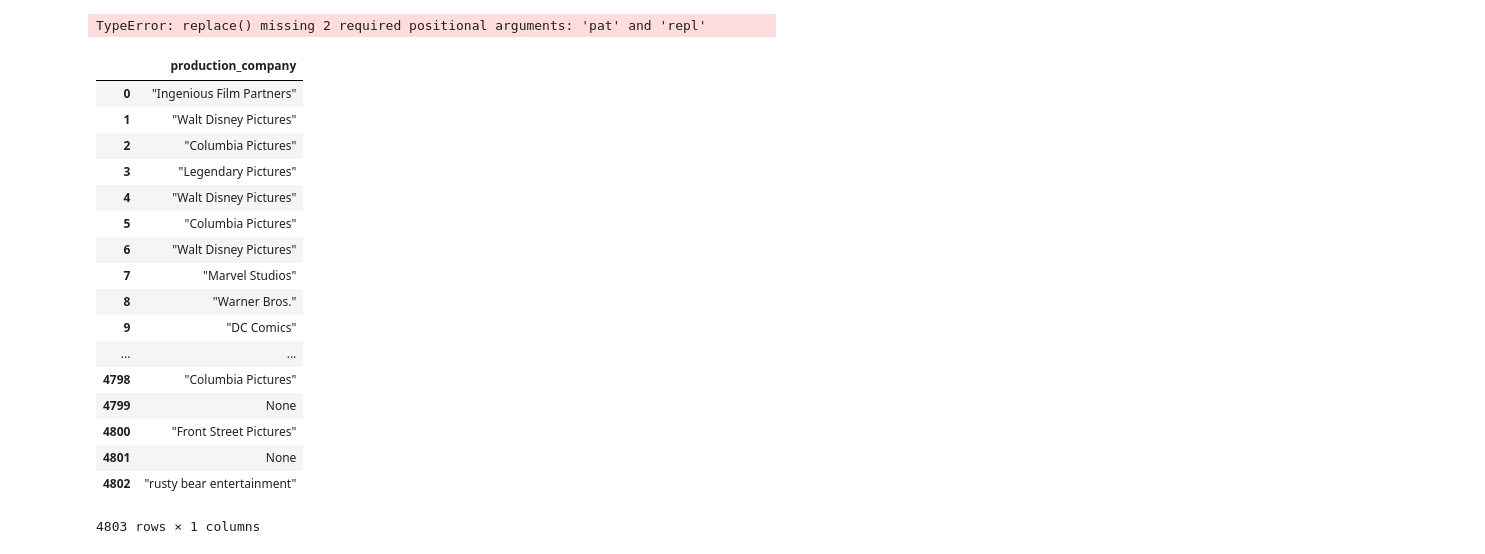
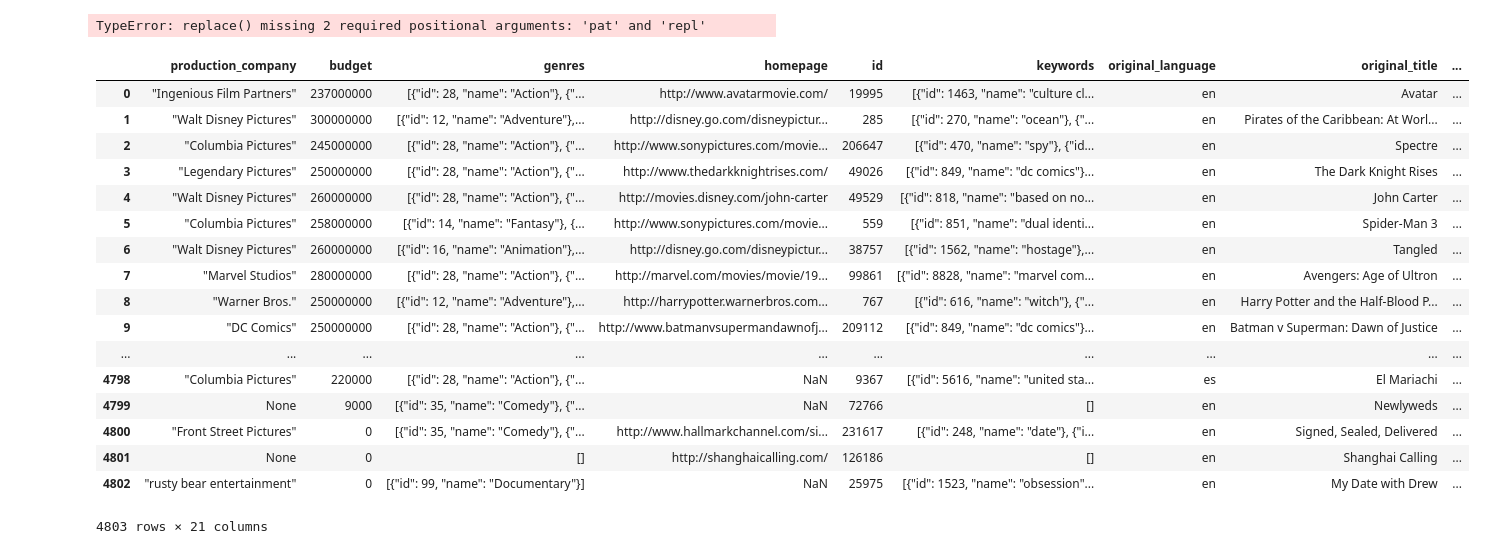
Before and after one commit to RHaile/project-2, a Jupyter notebook: Project 2.ipynb, the cells around one changed output. Saved outputs shown, nothing was run; the diff lists cells and outputs as text; code cells hidden in the pictures.

Commit message:
merged into data set

```diff
--- a/Project 2.ipynb
+++ b/Project 2.ipynb
@@ -17,28 +17,28 @@ TypeError: replace() missing 2 required positional arguments: 'pat' and 'repl'
 # %%
 filters = movie.production_companies.str.split(',',expand = True).filter([0])
 newfilters = filters.rename(columns = {0: 'Company'})
 newfilters = newfilters.Company.str.split(':',expand = True).filter([1])
-newfilters = newfilters.rename(columns = {1:"production_company"})
+newfilters = newfilters.rename(columns = {1:"production_company"}).merge(movie, right_index = True, left_index = True)
 newfilters
 # %% [output]
-|  | production_company |
-| 0 | "Ingenious Film Partners" |
-| 1 | "Walt Disney Pictures" |
-| 2 | "Columbia Pictures" |
-| 3 | "Legendary Pictures" |
-| 4 | "Walt Disney Pictures" |
-| 5 | "Columbia Pictures" |
-| 6 | "Walt Disney Pictures" |
-| 7 | "Marvel Studios" |
-| 8 | "Warner Bros." |
-| 9 | "DC Comics" |
-| ... | ... |
-| 4798 | "Columbia Pictures" |
-| 4799 | None |
-| 4800 | "Front Street Pictures" |
-| 4801 | None |
-| 4802 | "rusty bear entertainment" |
+|  | production_company | budget | genres | homepage | id | keywords | original_language | original_title | ... |
+| 0 | "Ingenious Film Partners" | 237000000 | [{"id": 28, "name": "Action"}, {"... | http://www.avatarmovie.com/ | 19995 | [{"id": 1463, "name": "culture cl... | en | Avatar | ... |
+| 1 | "Walt Disney Pictures" | 300000000 | [{"id": 12, "name": "Adventure"},... | http://disney.go.com/disneypictur... | 285 | [{"id": 270, "name": "ocean"}, {"... | en | Pirates of the Caribbean: At Worl... | ... |
+| 2 | "Columbia Pictures" | 245000000 | [{"id": 28, "name": "Action"}, {"... | http://www.sonypictures.com/movie... | 206647 | [{"id": 470, "name": "spy"}, {"id... | en | Spectre | ... |
+| 3 | "Legendary Pictures" | 250000000 | [{"id": 28, "name": "Action"}, {"... | http://www.thedarkknightrises.com/ | 49026 | [{"id": 849, "name": "dc comics"}... | en | The Dark Knight Rises | ... |
+| 4 | "Walt Disney Pictures" | 260000000 | [{"id": 28, "name": "Action"}, {"... | http://movies.disney.com/john-carter | 49529 | [{"id": 818, "name": "based on no... | en | John Carter | ... |
+| 5 | "Columbia Pictures" | 258000000 | [{"id": 14, "name": "Fantasy"}, {... | http://www.sonypictures.com/movie... | 559 | [{"id": 851, "name": "dual identi... | en | Spider-Man 3 | ... |
+| 6 | "Walt Disney Pictures" | 260000000 | [{"id": 16, "name": "Animation"},... | http://disney.go.com/disneypictur... | 38757 | [{"id": 1562, "name": "hostage"},... | en | Tangled | ... |
+| 7 | "Marvel Studios" | 280000000 | [{"id": 28, "name": "Action"}, {"... | http://marvel.com/movies/movie/19... | 99861 | [{"id": 8828, "name": "marvel com... | en | Avengers: Age of Ultron | ... |
+| 8 | "Warner Bros." | 250000000 | [{"id": 12, "name": "Adventure"},... | http://harrypotter.warnerbros.com... | 767 | [{"id": 616, "name": "witch"}, {"... | en | Harry Potter and the Half-Blood P... | ... |
+| 9 | "DC Comics" | 250000000 | [{"id": 28, "name": "Action"}, {"... | http://www.batmanvsupermandawnofj... | 209112 | [{"id": 849, "name": "dc comics"}... | en | Batman v Superman: Dawn of Justice | ... |
+| ... | ... | ... | ... | ... | ... | ... | ... | ... | ... |
+| 4798 | "Columbia Pictures" | 220000 | [{"id": 28, "name": "Action"}, {"... | NaN | 9367 | [{"id": 5616, "name": "united sta... | es | El Mariachi | ... |
+| 4799 | None | 9000 | [{"id": 35, "name": "Comedy"}, {"... | NaN | 72766 | [] | en | Newlyweds | ... |
+| 4800 | "Front Street Pictures" | 0 | [{"id": 35, "name": "Comedy"}, {"... | http://www.hallmarkchannel.com/si... | 231617 | [{"id": 248, "name": "date"}, {"i... | en | Signed, Sealed, Delivered | ... |
+| 4801 | None | 0 | [] | http://shanghaicalling.com/ | 126186 | [] | en | Shanghai Calling | ... |
+| 4802 | "rusty bear entertainment" | 0 | [{"id": 99, "name": "Documentary"}] | NaN | 25975 | [{"id": 1523, "name": "obsession"... | en | My Date with Drew | ... |
-4803 rows × 1 columns
+4803 rows × 21 columns
 # %%
 movie.production_companies.str.split(",",expand = True).filter([0]).merge(movie, right_index = True, left_index = True)
 # %% [output]
```
